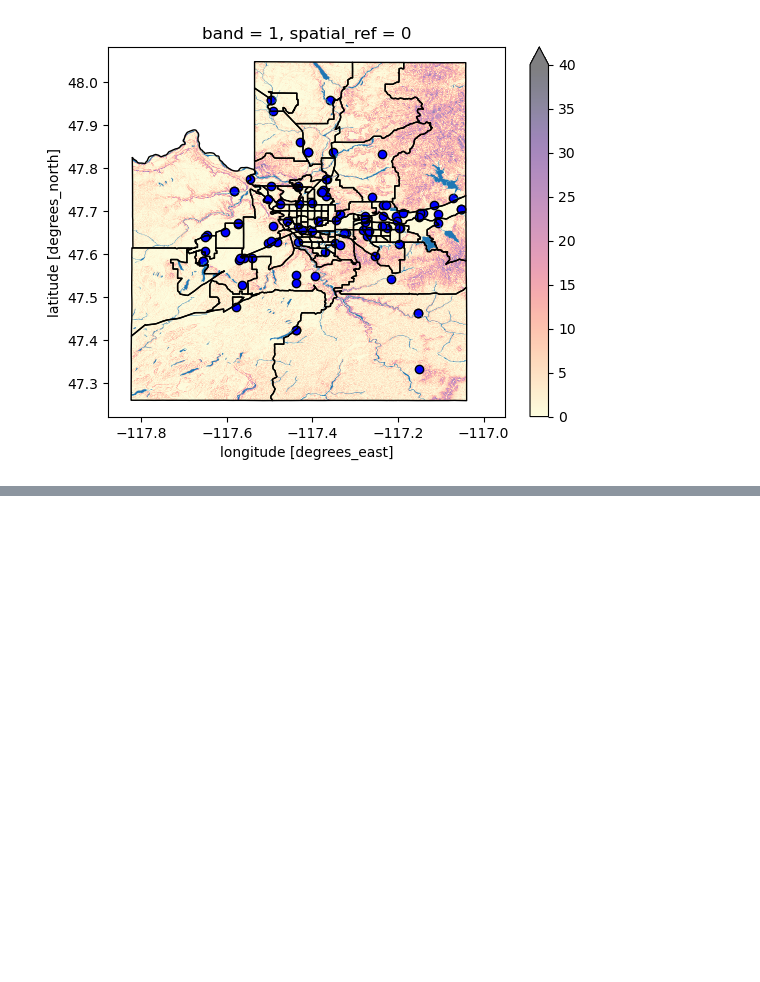
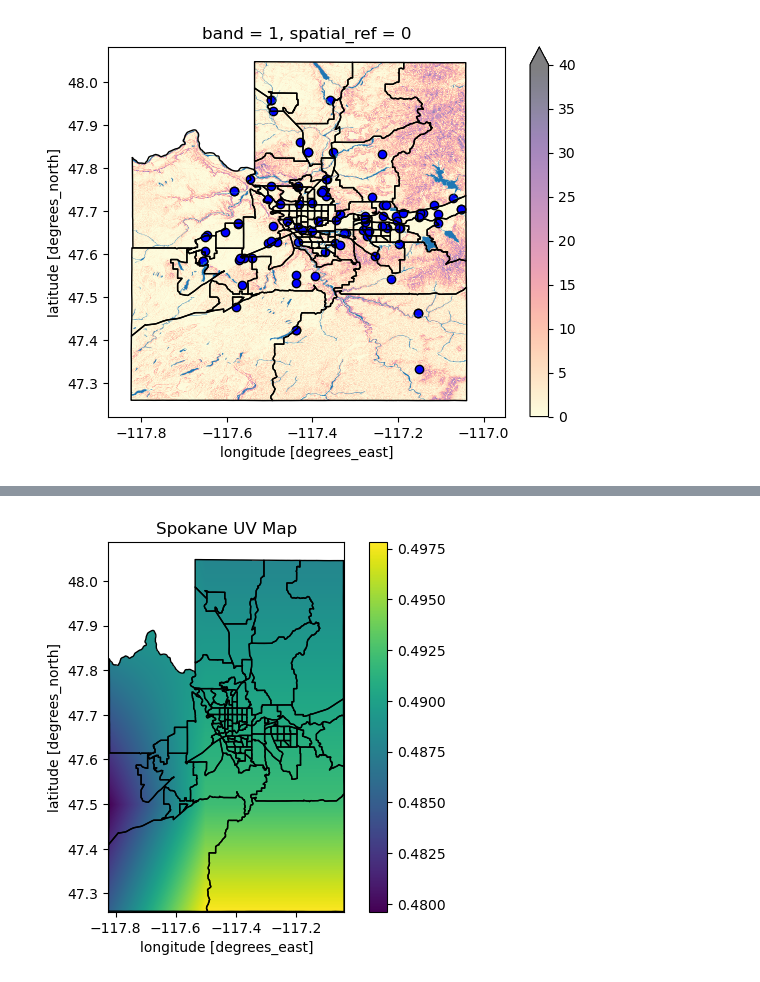
Before and after one commit to UW-GDA/Solar-Energy-Feasibility, a Jupyter notebook: SolarCalc.ipynb, the cells around one changed output, grey strips where cells are left out. Cells and saved outputs as stored; diff of their text form; code cells hidden in the pictures; blank space fills up the shorter version.

```diff
--- a/SolarCalc.ipynb
+++ b/SolarCalc.ipynb
@@ -317,4 +322,6 @@ Downloading image from: https://gis.earthdata.nasa.gov/image/rest/directories/ar
 Image saved as Data/radiation.tif
 # %%
-radiation_fn =
-radiation = rio.open()
+radiation_fn = "./Data/radiation.tif"
+#radiation = rxr.open_rasterio(radiation_fn).squeeze()
+proj_fn = os.path.splitext(radiation_fn)[0]+'_utm_gdalwarp.tif'
+dst_crs = 'EPSG:4326'
@@ -320,0 +332,2 @@ radiation = rio.open()
+# %%
+radiation = rxr.open_rasterio(radiation_fn).squeeze()
@@ -320,0 +338,2 @@ radiation = rio.open()
+# %%
+radiation = radiation.rio.reproject(4269)
@@ -320,0 +344,14 @@ radiation = rio.open()
+# %%
+hull = tract_geom_gdf.geometry.unary_union
+radiation = radiation.rio.clip([hull])
+
+# floodplains_gdf = floodplains_gdf.set_crs(4326)
+# floodplains_gdf = floodplains_gdf.to_crs(4269)
+# %%
+fig,ax = plt.subplots()
+radiation.plot.imshow(ax = ax)
+tract_geom_gdf.plot(ax = ax, edgecolor="black", facecolor = 'none')
+plt.title("Spokane UV Map")
+plt.show()
+# %% [output]
+[figure, added]
```
Also changed, not shown: parts of 6 cells of this notebook.
